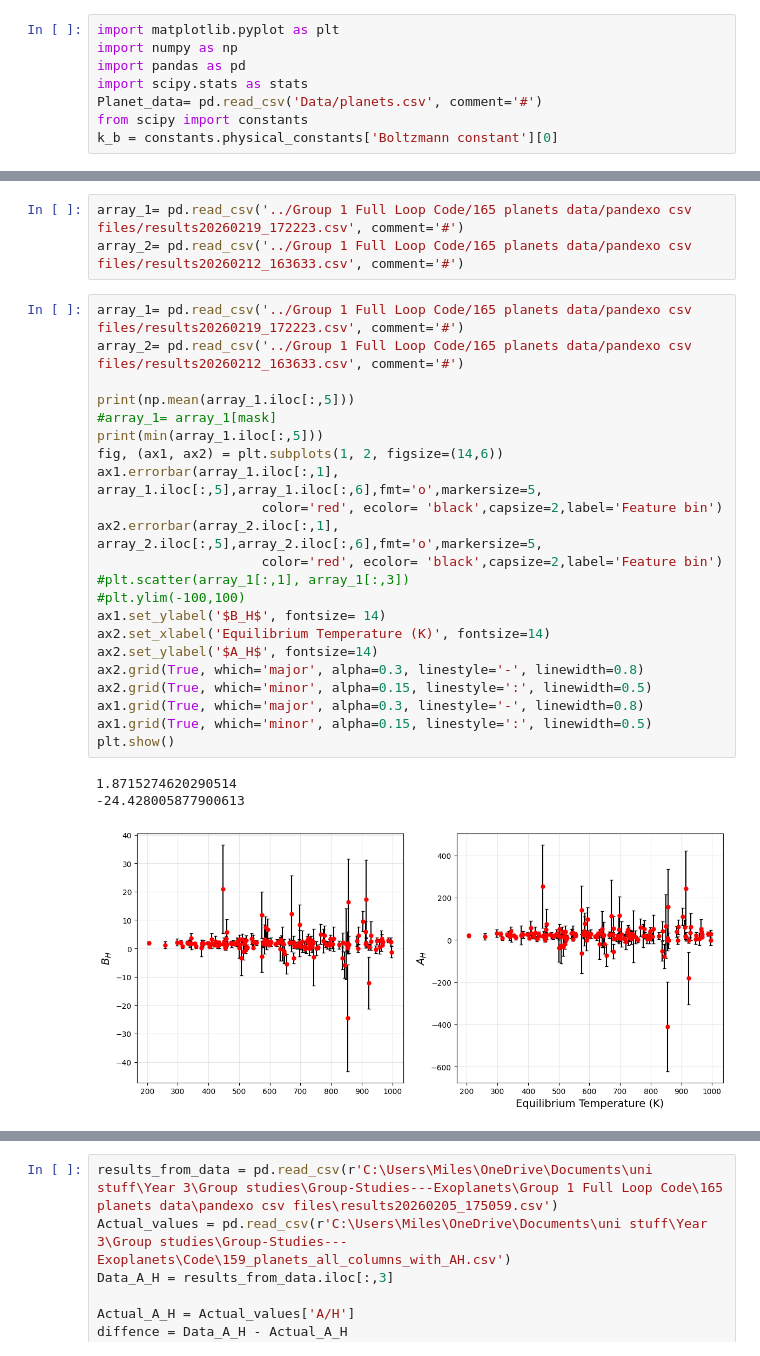
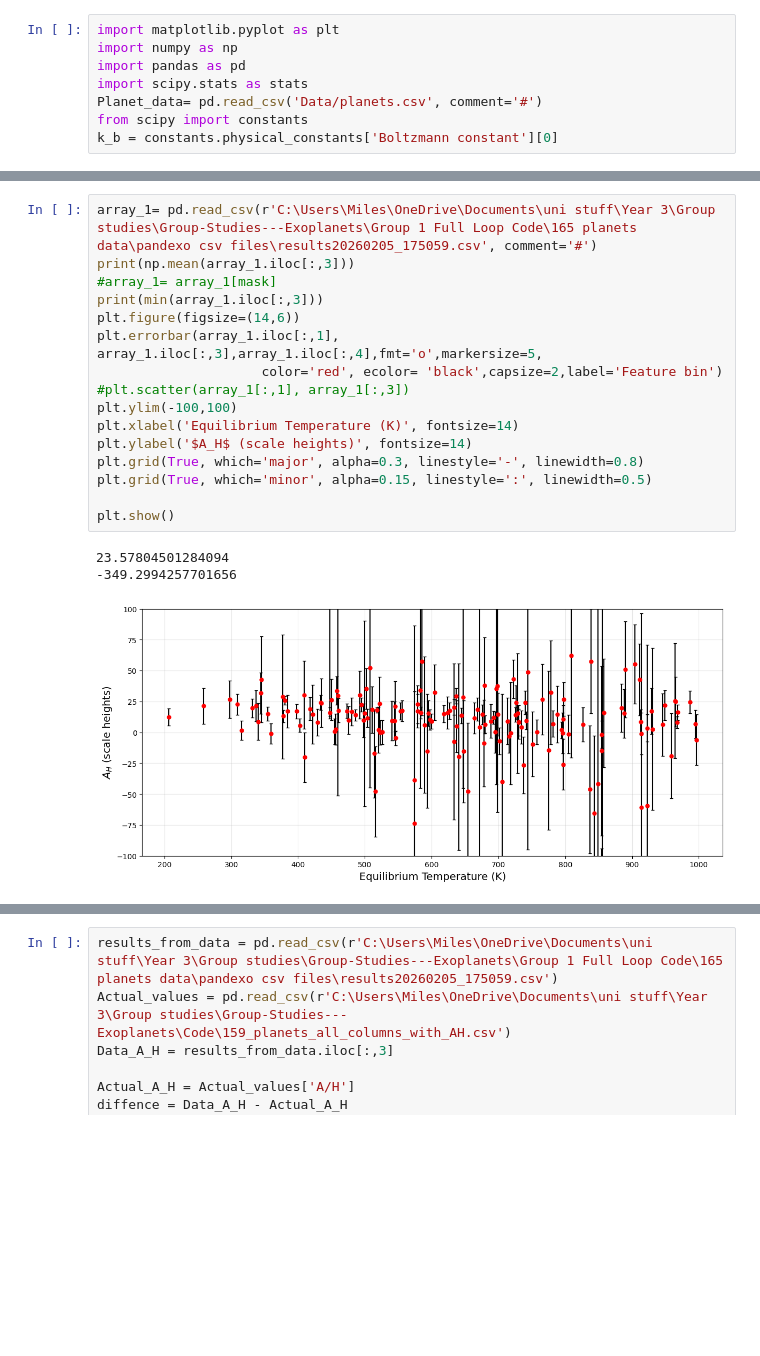
Before and after one commit to JackDavidMaher/Group-Studies---Exoplanets, a Jupyter notebook: Code/Miles_comparison_code.ipynb, the cells around one changed output, grey strips where cells are left out. Drawn from its saved outputs; the diff is of its cells as text; blank space fills up the shorter version.

```diff
--- a/Code/Miles_comparison_code.ipynb
+++ b/Code/Miles_comparison_code.ipynb
@@ -150,29 +150,20 @@ Bin 11: 930.5K - 996.4K | Best planets: ['TOI-1136 c', 'TOI-969 b']
-# %%
-array_1= pd.read_csv('../Group 1 Full Loop Code/165 planets data/pandexo csv files/results20260219_172223.csv', comment='#')
-array_2= pd.read_csv('../Group 1 Full Loop Code/165 planets data/pandexo csv files/results20260212_163633.csv', comment='#')
 # %%
-array_1= pd.read_csv('../Group 1 Full Loop Code/165 planets data/pandexo csv files/results20260219_172223.csv', comment='#')
-array_2= pd.read_csv('../Group 1 Full Loop Code/165 planets data/pandexo csv files/results20260212_163633.csv', comment='#')
-
-print(np.mean(array_1.iloc[:,5]))
+array_1= pd.read_csv(r'C:\Users\Miles\OneDrive\Documents\uni stuff\Year 3\Group studies\Group-Studies---Exoplanets\Group 1 Full Loop Code\165 planets data\pandexo csv files\results20260205_175059.csv', comment='#')
+print(np.mean(array_1.iloc[:,3]))
 #array_1= array_1[mask]
-print(min(array_1.iloc[:,5]))
-fig, (ax1, ax2) = plt.subplots(1, 2, figsize=(14,6))
-ax1.errorbar(array_1.iloc[:,1], array_1.iloc[:,5],array_1.iloc[:,6],fmt='o',markersize=5,
-                     color='red', ecolor= 'black',capsize=2,label='Feature bin')
-ax2.errorbar(array_2.iloc[:,1], array_2.iloc[:,5],array_2.iloc[:,6],fmt='o',markersize=5,
+print(min(array_1.iloc[:,3]))
+plt.figure(figsize=(14,6))
+plt.errorbar(array_1.iloc[:,1], array_1.iloc[:,3],array_1.iloc[:,4],fmt='o',markersize=5,
                      color='red', ecolor= 'black',capsize=2,label='Feature bin')
 #plt.scatter(array_1[:,1], array_1[:,3])
-#plt.ylim(-100,100)
-ax1.set_ylabel('$B_H$', fontsize= 14)
-ax2.set_xlabel('Equilibrium Temperature (K)', fontsize=14)
-ax2.set_ylabel('$A_H$', fontsize=14)
-ax2.grid(True, which='major', alpha=0.3, linestyle='-', linewidth=0.8)
-ax2.grid(True, which='minor', alpha=0.15, linestyle=':', linewidth=0.5)
-ax1.grid(True, which='major', alpha=0.3, linestyle='-', linewidth=0.8)
-ax1.grid(True, which='minor', alpha=0.15, linestyle=':', linewidth=0.5)
+plt.ylim(-100,100)
+plt.xlabel('Equilibrium Temperature (K)', fontsize=14)
+plt.ylabel('$A_H$ (scale heights)', fontsize=14)
+plt.grid(True, which='major', alpha=0.3, linestyle='-', linewidth=0.8)
+plt.grid(True, which='minor', alpha=0.15, linestyle=':', linewidth=0.5)
+
 plt.show()
 # %% [output]
-1.8715274620290514
--24.428005877900613
+23.57804501284094
+-349.2994257701656
-[figure, old version]
+[figure, new version]
```
Also changed, not shown: parts of 3 cells of this notebook, 2 other files.
